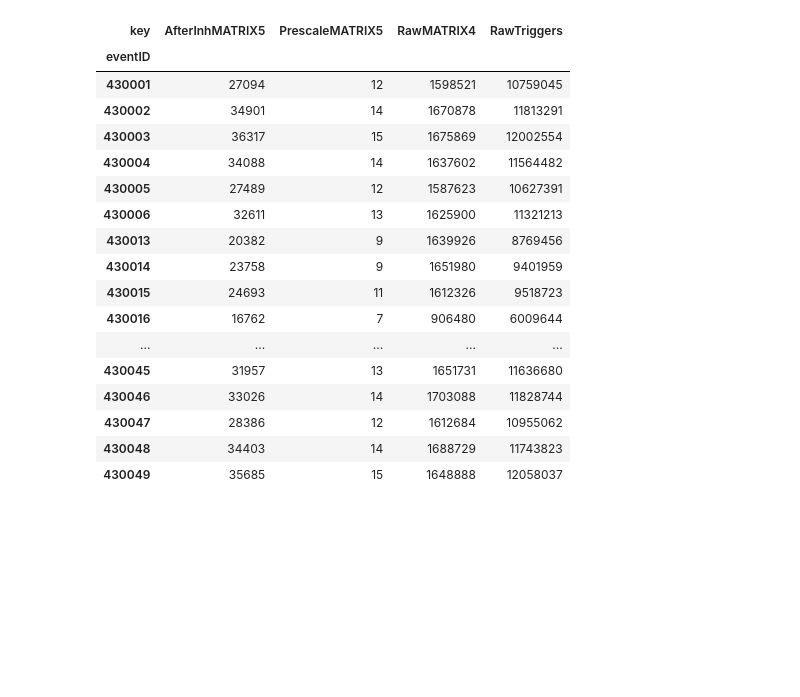
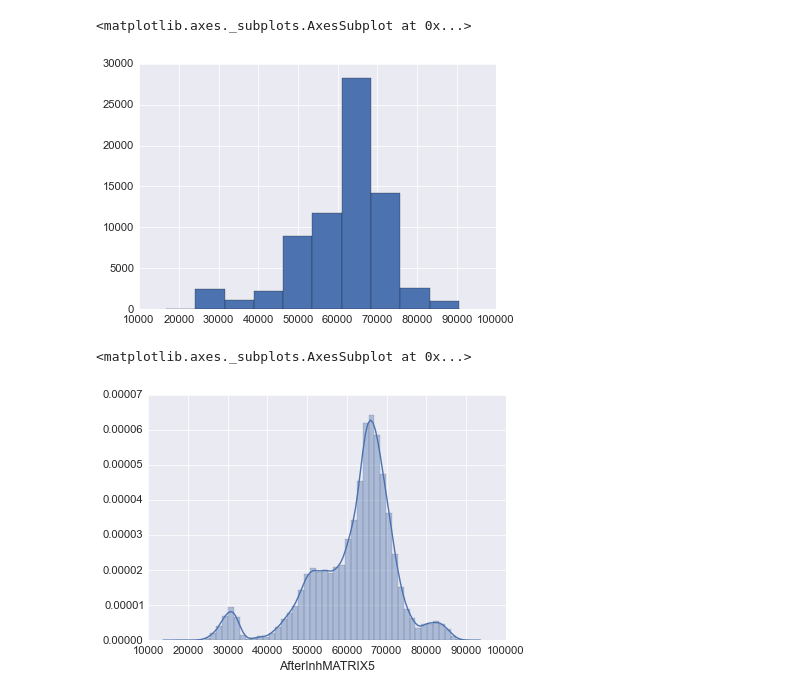
Before and after one commit to BDannowitz/polymath-progression-blog, a Jupyter notebook: violin-plots/Violin-Plot-Example.ipynb, the cells around one changed output. Cells and saved outputs as stored; diff of their text form; code cells hidden in the pictures; blank space fills up the shorter version.

Commit message:
First published notebook and source data

```diff
--- a/violin-plots/Violin-Plot-Example.ipynb
+++ b/violin-plots/Violin-Plot-Example.ipynb
@@ -5,0 +45,6 @@ import numpy as np                  # For matrices, arrays, matrix math, and nan
+# %%
+# Use the pivot function to get it into *wide* format
+wide_df = data_df.pivot(index='eventID',
+                        columns='key',
+                        values='value')
+wide_df.head()
@@ -5,0 +59,9 @@ import numpy as np                  # For matrices, arrays, matrix math, and nan
+# %%
+# This pivoted DataFrame doesn't have the *class* field
+# Use the SQL-esque *merge* function to add it to each entry
+wide_df = (wide_df.merge(data_df[['eventID', 'label']],
+                         left_index=True,
+                         right_on='eventID')
+                  .set_index('eventID'))
+#wide_df['class'] = wide_df['class'].astype(int)
+wide_df.head()
@@ -6,4 +76,10 @@ import numpy as np                  # For matrices, arrays, matrix math, and nan
 # %%
-import matplotlib.pyplot as plt     # For plotting some distributions
+import matplotlib.pylab as plt
 import seaborn as sns
-sns.set_context("talk", font_scale=1.4)
+
+# Show plots in notebook
+%matplotlib inline
+
+# Set some styling options
+sns.set_style("darkgrid")
+sns.set_context("paper", font_scale=1.4)
@@ -62,21 +86,12 @@ memory usage: 6.3+ MB
-# %%
-data_df.pivot(index='eventID', columns='key', values='value').head(30)
-# %% [output]
-| key | AfterInhMATRIX5 | PrescaleMATRIX5 | RawMATRIX4 | RawTriggers |
-| eventID |  |  |  |  |
-| 430001 | 27094 | 12 | 1598521 | 10759045 |
-| 430002 | 34901 | 14 | 1670878 | 11813291 |
-| 430003 | 36317 | 15 | 1675869 | 12002554 |
-| 430004 | 34088 | 14 | 1637602 | 11564482 |
-| 430005 | 27489 | 12 | 1587623 | 10627391 |
-| 430006 | 32611 | 13 | 1625900 | 11321213 |
-| 430013 | 20382 | 9 | 1639926 | 8769456 |
-| 430014 | 23758 | 9 | 1651980 | 9401959 |
-| 430015 | 24693 | 11 | 1612326 | 9518723 |
-| 430016 | 16762 | 7 | 906480 | 6009644 |
-| ... | ... | ... | ... | ... |
-| 430045 | 31957 | 13 | 1651731 | 11636680 |
-| 430046 | 33026 | 14 | 1703088 | 11828744 |
-| 430047 | 28386 | 12 | 1612684 | 10955062 |
-| 430048 | 34403 | 14 | 1688729 | 11743823 |
-| 430049 | 35685 | 15 | 1648888 | 12058037 |
+# %%
+# Using Pandas
+wide_df.query("label == 1").AfterInhMATRIX5.hist()
+# %% [output]
+<matplotlib.axes._subplots.AxesSubplot at 0x...>
+[figure, added]
+# %%
+# Using Seaborn's 'distplot' shows histogram and a kde plot
+sns.distplot(wide_df.query("label == 1").AfterInhMATRIX5)
+# %% [output]
+<matplotlib.axes._subplots.AxesSubplot at 0x...>
+[figure, added]
```
Also changed, not shown: parts of 18 cells of this notebook, 2 other files.
